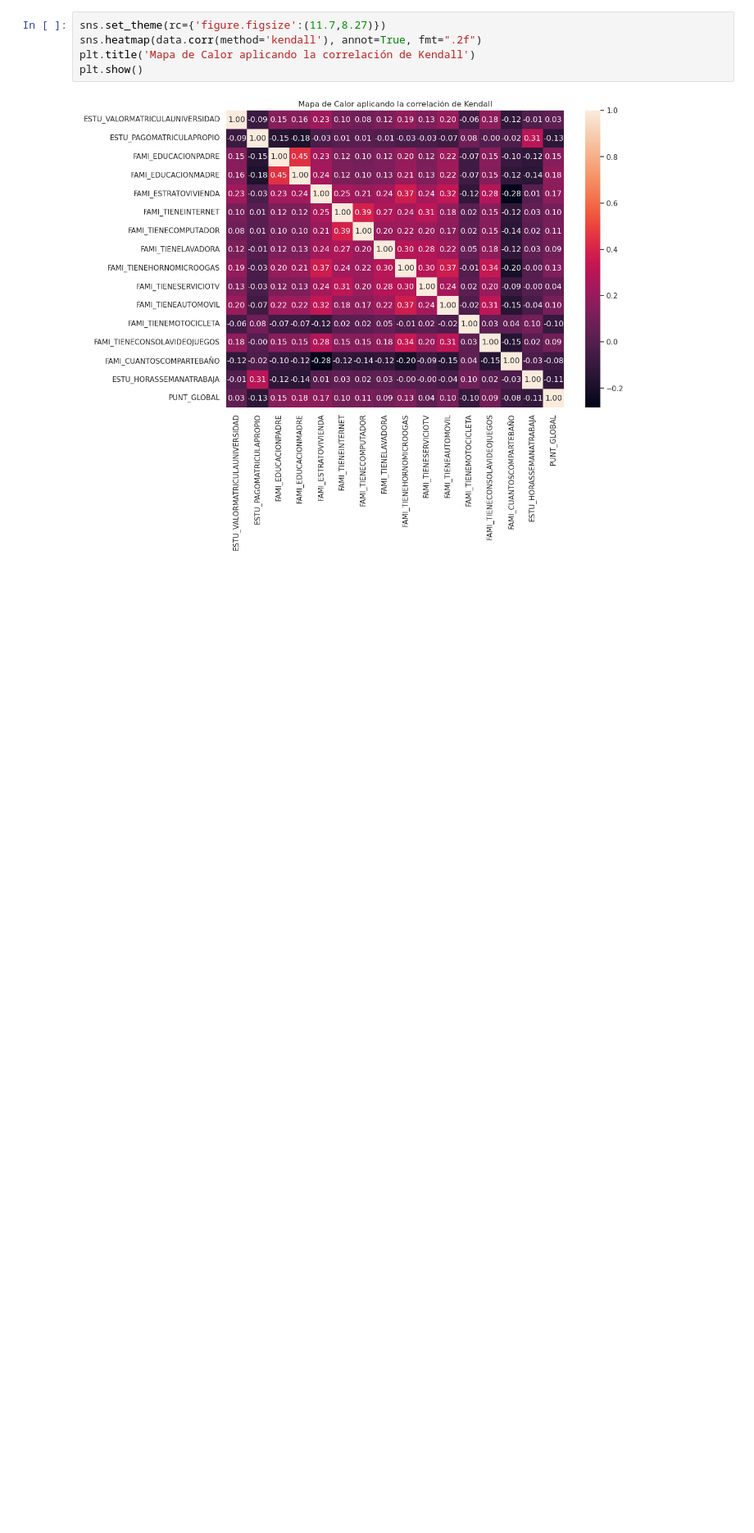
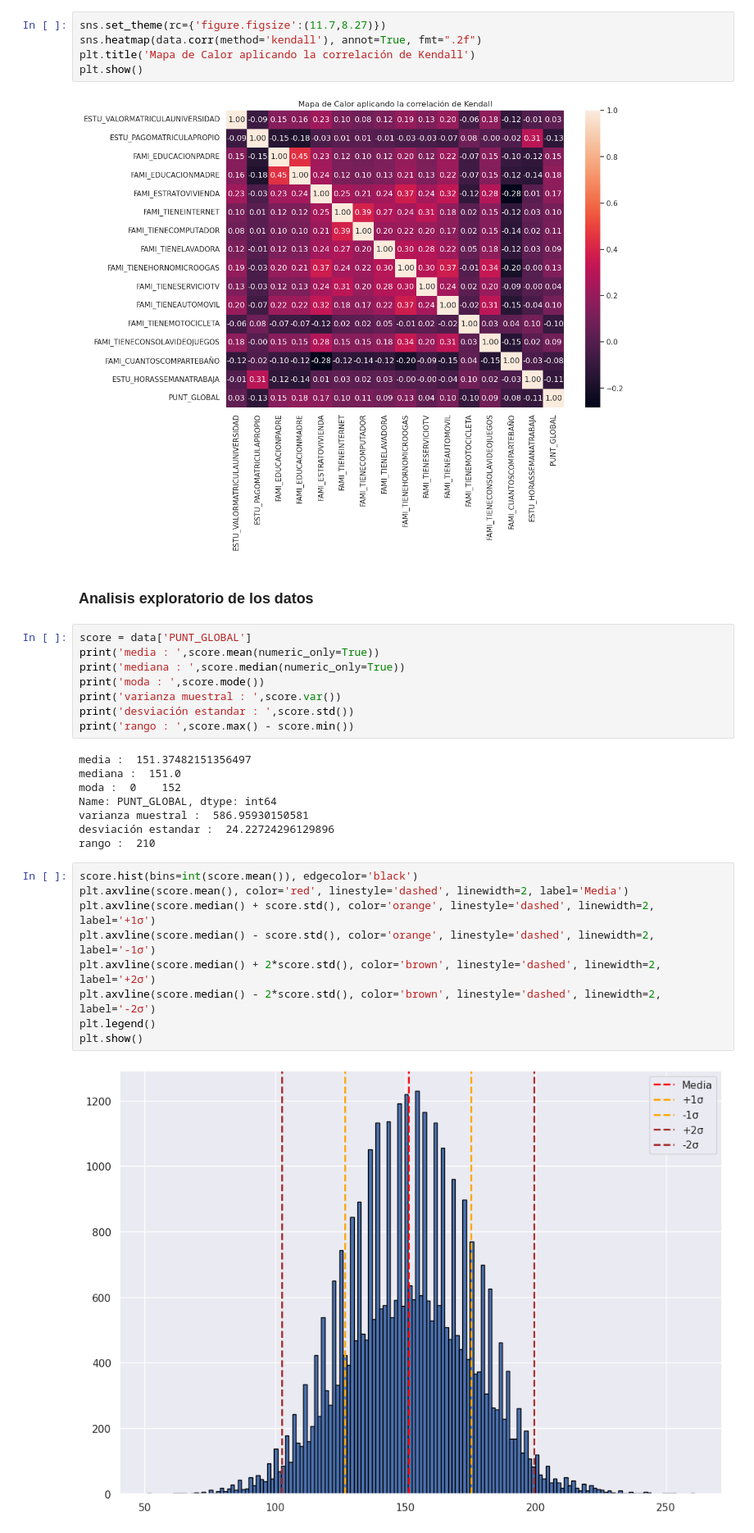
Before and after one commit to jnicolasdz/Socioeconomis-impact-over-score, a Jupyter notebook: k-negh-notebook.ipynb, the cells around one changed output. Shown at 82% size. Cells and saved outputs as stored; diff of their text form; blank space fills up the shorter version.

```diff
--- a/k-negh-notebook.ipynb
+++ b/k-negh-notebook.ipynb
@@ -59,3 +66,32 @@ plt.title('Mapa de Calor aplicando la correlación de Kendall')
 plt.show()
 # %% [output]
 [figure]
+# %% [markdown]
+### Analisis exploratorio de los datos
+# %%
+score = data['PUNT_GLOBAL']
+print('media : ',score.mean(numeric_only=True))
+print('mediana : ',score.median(numeric_only=True))
+print('moda : ',score.mode())
+print('varianza muestral : ',score.var())
+print('desviación estandar : ',score.std())
+print('rango : ',score.max() - score.min())
+# %% [output]
+media :  151.37482151356497
+mediana :  151.0
+moda :  0    152
+Name: PUNT_GLOBAL, dtype: int64
+varianza muestral :  586.95930150581
+desviación estandar :  24.22724296129896
+rango :  210
+# %%
+score.hist(bins=int(score.mean()), edgecolor='black')
+plt.axvline(score.mean(), color='red', linestyle='dashed', linewidth=2, label='Media')
+plt.axvline(score.median() + score.std(), color='orange', linestyle='dashed', linewidth=2, label='+1σ')
+plt.axvline(score.median() - score.std(), color='orange', linestyle='dashed', linewidth=2, label='-1σ')
+plt.axvline(score.median() + 2*score.std(), color='brown', linestyle='dashed', linewidth=2, label='+2σ')
+plt.axvline(score.median() - 2*score.std(), color='brown', linestyle='dashed', linewidth=2, label='-2σ')
+plt.legend()
+plt.show()
+# %% [output]
+[figure, added]
```
Also changed, not shown: parts of 11 cells of this notebook.
